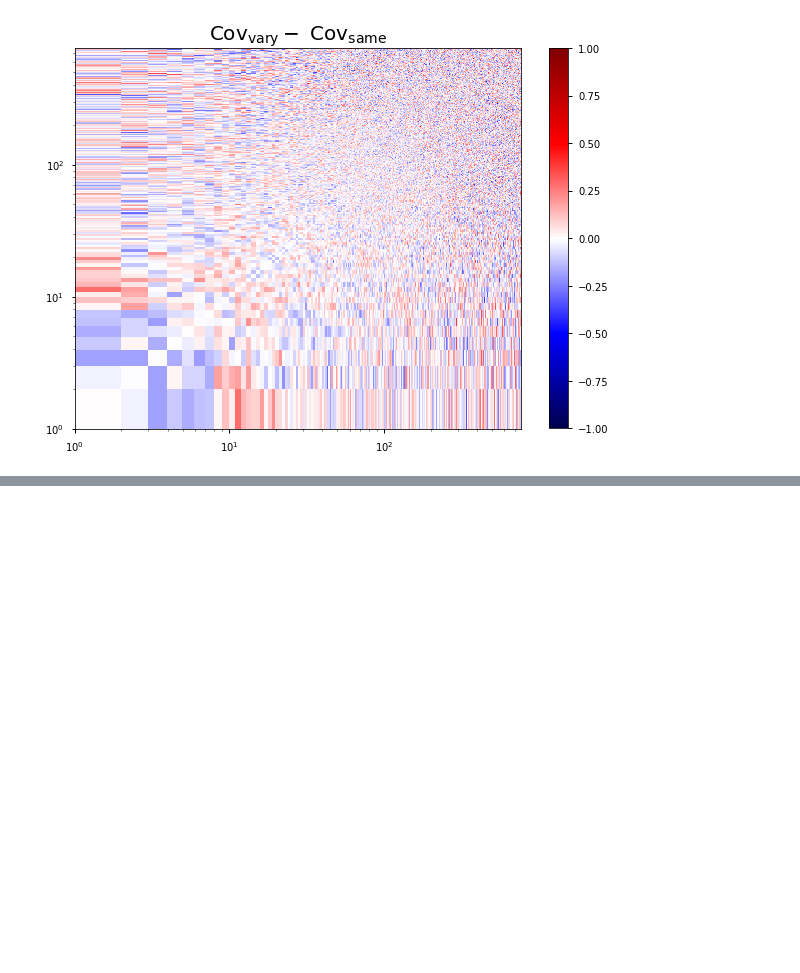
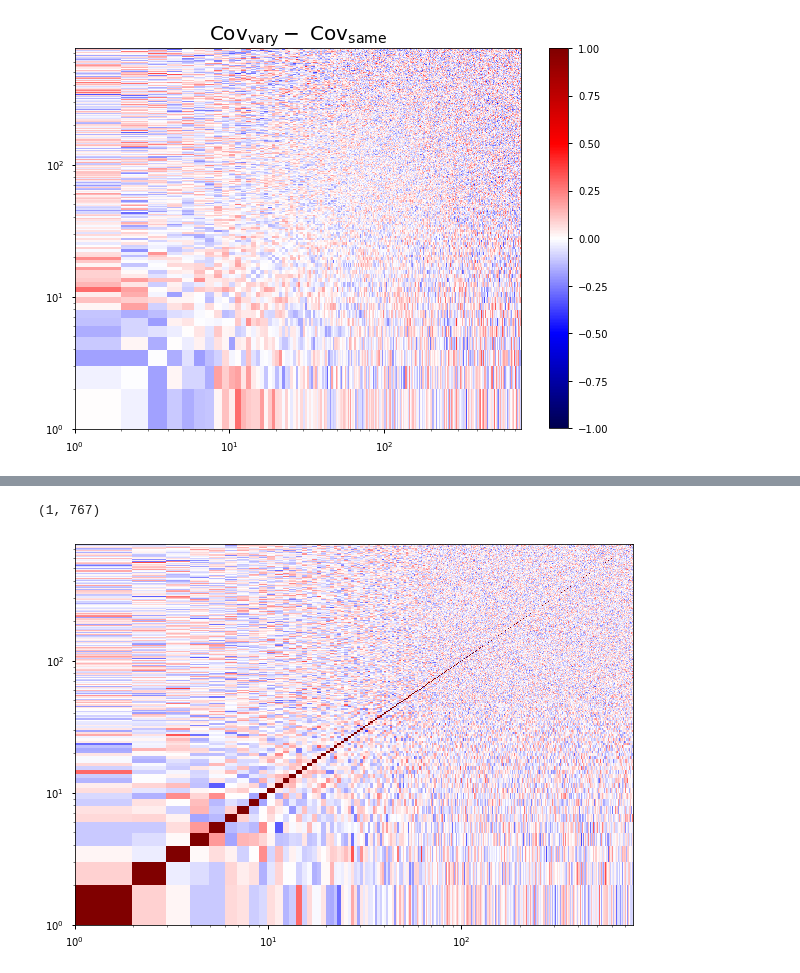
Before and after one commit to tanveerkarim/imaging-sys-covariance, a Jupyter notebook: notebooks/generate_mocks.ipynb, the cells around one changed output, grey strips where cells are left out. Cells and saved outputs as stored; diff of their text form; code cells hidden in the pictures; blank space fills up the shorter version.

```diff
--- a/notebooks/generate_mocks.ipynb
+++ b/notebooks/generate_mocks.ipynb
@@ -244,0 +262,13 @@ plt.colorbar()
+# %%
+#calculate covariance matrix
+covmat_allsky = np.corrcoef(cls_obs_true.T)
+
+#visualize covariance matrix
+plt.figure(figsize = fsize)
+plt.pcolor(ell, ell, covmat_allsky, cmap = 'seismic', vmin = -1, vmax = 1)
+plt.loglog()
+plt.xlim([1, lmax])
+plt.ylim([1, lmax])
+# %% [output]
+(1, 767)
+[figure, added]
```
Also changed, not shown: parts of 16 cells of this notebook.
